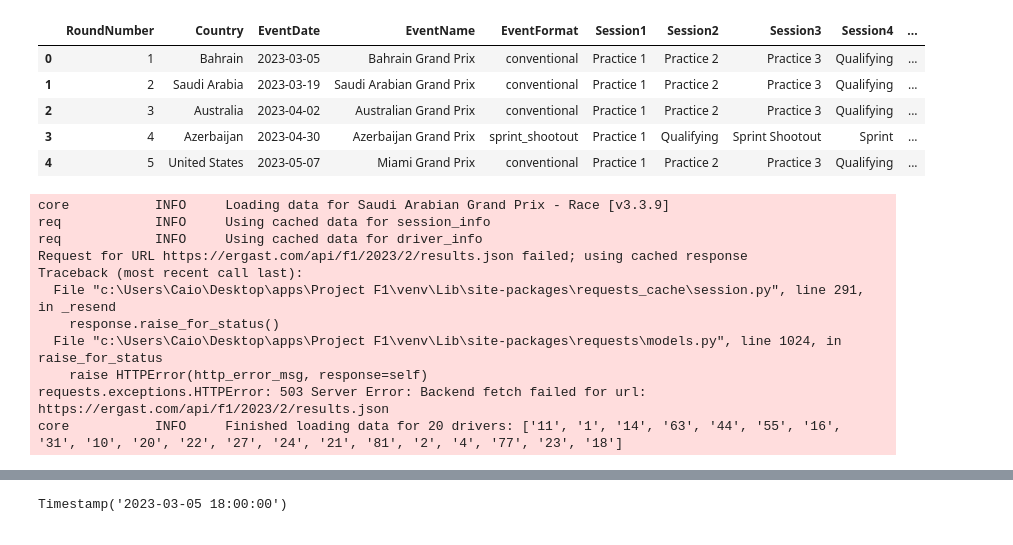
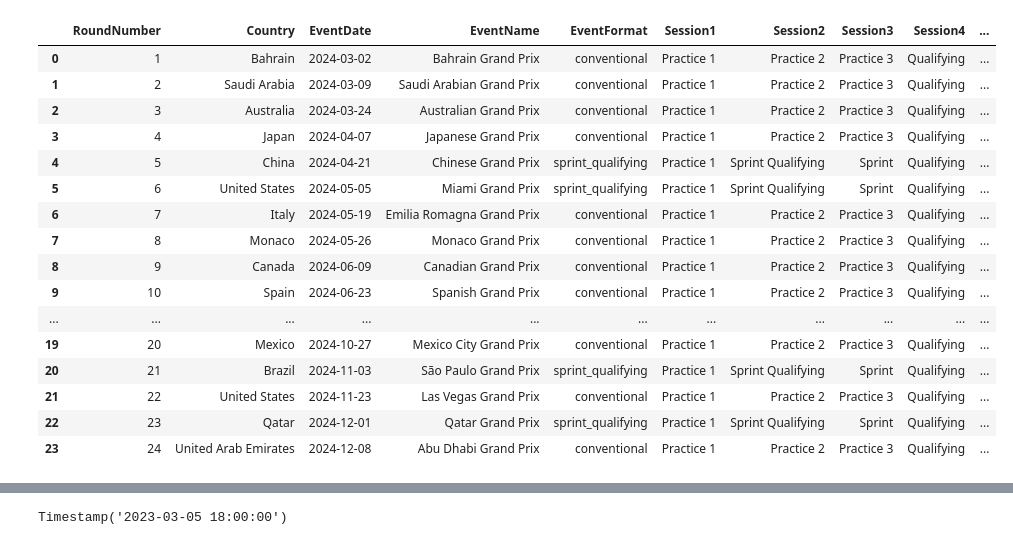
Before and after one commit to caiolacerdamt/f1-project, a Jupyter notebook: predict_win.ipynb, the cells around one changed output, grey strips where cells are left out. Saved outputs shown, nothing was run; the diff lists cells and outputs as text; code cells hidden in the pictures.

Commit message:
ETL to achieve a more comprehensive database of the 2024 races up to now

```diff
--- a/predict_win.ipynb
+++ b/predict_win.ipynb
@@ -2,6 +2,11 @@
 import pandas as pd
 import numpy as np
 import fastf1 as ff1
+from datetime import datetime as dt
+
+pd.set_option('display.max_columns', None)
+pd.set_option('display.max_colwidth', None)
+pd.set_option('display.width', None)
 # %%
 # get the schedule df's by year
 
@@ -15,6 +20,6 @@ def get_dataframe_schedule(year):
         .reset_index(drop=True)
     )
 # %%
-df1 = get_dataframe_schedule(2023)
-df1.head()
+df1 = get_dataframe_schedule(2024)
+df1
 # %% [output]
@@ -22,9 +27,20 @@ req         WARNING     DEFAULT CACHE ENABLED! (5.15 GB) C:\Users\Caio\AppData\L
 |  | RoundNumber | Country | EventDate | EventName | EventFormat | Session1 | Session2 | Session3 | Session4 | ... |
-| 0 | 1 | Bahrain | 2023-03-05 | Bahrain Grand Prix | conventional | Practice 1 | Practice 2 | Practice 3 | Qualifying | ... |
-| 1 | 2 | Saudi Arabia | 2023-03-19 | Saudi Arabian Grand Prix | conventional | Practice 1 | Practice 2 | Practice 3 | Qualifying | ... |
-| 2 | 3 | Australia | 2023-04-02 | Australian Grand Prix | conventional | Practice 1 | Practice 2 | Practice 3 | Qualifying | ... |
-| 3 | 4 | Azerbaijan | 2023-04-30 | Azerbaijan Grand Prix | sprint_shootout | Practice 1 | Qualifying | Sprint Shootout | Sprint | ... |
-| 4 | 5 | United States | 2023-05-07 | Miami Grand Prix | conventional | Practice 1 | Practice 2 | Practice 3 | Qualifying | ... |
+| 0 | 1 | Bahrain | 2024-03-02 | Bahrain Grand Prix | conventional | Practice 1 | Practice 2 | Practice 3 | Qualifying | ... |
+| 1 | 2 | Saudi Arabia | 2024-03-09 | Saudi Arabian Grand Prix | conventional | Practice 1 | Practice 2 | Practice 3 | Qualifying | ... |
+| 2 | 3 | Australia | 2024-03-24 | Australian Grand Prix | conventional | Practice 1 | Practice 2 | Practice 3 | Qualifying | ... |
+| 3 | 4 | Japan | 2024-04-07 | Japanese Grand Prix | conventional | Practice 1 | Practice 2 | Practice 3 | Qualifying | ... |
+| 4 | 5 | China | 2024-04-21 | Chinese Grand Prix | sprint_qualifying | Practice 1 | Sprint Qualifying | Sprint | Qualifying | ... |
+| 5 | 6 | United States | 2024-05-05 | Miami Grand Prix | sprint_qualifying | Practice 1 | Sprint Qualifying | Sprint | Qualifying | ... |
+| 6 | 7 | Italy | 2024-05-19 | Emilia Romagna Grand Prix | conventional | Practice 1 | Practice 2 | Practice 3 | Qualifying | ... |
+| 7 | 8 | Monaco | 2024-05-26 | Monaco Grand Prix | conventional | Practice 1 | Practice 2 | Practice 3 | Qualifying | ... |
+| 8 | 9 | Canada | 2024-06-09 | Canadian Grand Prix | conventional | Practice 1 | Practice 2 | Practice 3 | Qualifying | ... |
+| 9 | 10 | Spain | 2024-06-23 | Spanish Grand Prix | conventional | Practice 1 | Practice 2 | Practice 3 | Qualifying | ... |
+| ... | ... | ... | ... | ... | ... | ... | ... | ... | ... | ... |
+| 19 | 20 | Mexico | 2024-10-27 | Mexico City Grand Prix | conventional | Practice 1 | Practice 2 | Practice 3 | Qualifying | ... |
+| 20 | 21 | Brazil | 2024-11-03 | São Paulo Grand Prix | sprint_qualifying | Practice 1 | Sprint Qualifying | Sprint | Qualifying | ... |
+| 21 | 22 | United States | 2024-11-23 | Las Vegas Grand Prix | conventional | Practice 1 | Practice 2 | Practice 3 | Qualifying | ... |
+| 22 | 23 | Qatar | 2024-12-01 | Qatar Grand Prix | sprint_qualifying | Practice 1 | Sprint Qualifying | Sprint | Qualifying | ... |
+| 23 | 24 | United Arab Emirates | 2024-12-08 | Abu Dhabi Grand Prix | conventional | Practice 1 | Practice 2 | Practice 3 | Qualifying | ... |
 # %%
 # get the race results df's
 
@@ -37,20 +53,6 @@ def get_race(year, gp):
     event_name = df_event.at[gp-1, "EventName"]
     race_results_df["EventName"] = event_name
     return race_results_df
-# %%
-teste = get_race(2023, 2)
-# %% [output]
-core           INFO     Loading data for Saudi Arabian Grand Prix - Race [v3.3.9]
-req            INFO     Using cached data for session_info
-req            INFO     Using cached data for driver_info
-Request for URL https://ergast.com/api/f1/2023/2/results.json failed; using cached response
-Traceback (most recent call last):
-  File "c:\Users\Caio\Desktop\apps\Project F1\venv\Lib\site-packages\requests_cache\session.py", line 291, in _resend
-    response.raise_for_status()
-  File "c:\Users\Caio\Desktop\apps\Project F1\venv\Lib\site-packages\requests\models.py", line 1024, in raise_for_status
-    raise HTTPError(http_error_msg, response=self)
-requests.exceptions.HTTPError: 503 Server Error: Backend fetch failed for url: https://ergast.com/api/f1/2023/2/results.json
-core           INFO     Finished loading data for 20 drivers: ['11', '1', '14', '63', '44', '55', '16', '31', '10', '20', '22', '27', '24', '21', '81', '2', '4', '77', '23', '18']
 # %%
 # concat the results df's
 
```
Also changed, not shown: parts of 38 cells of this notebook, 2 other files.
